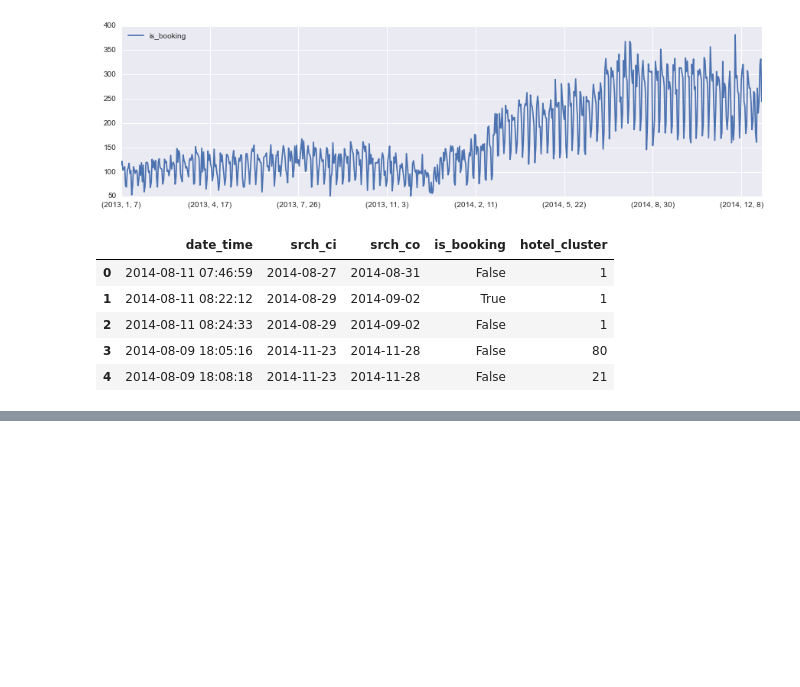
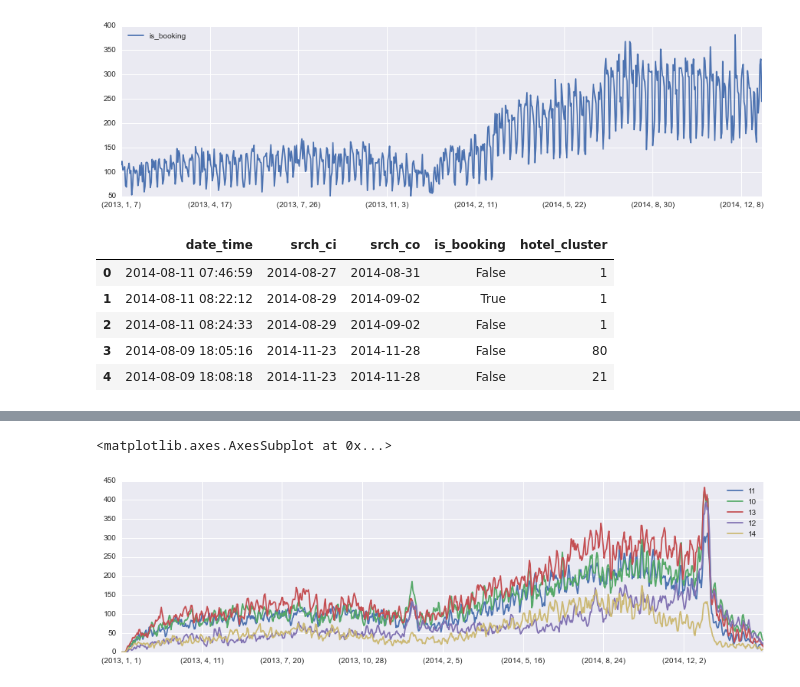
Before and after one commit to pvgladkov/kaggle, a Jupyter notebook: expedia/seasons.ipynb, the cells around one changed output, grey strips where cells are left out. Saved outputs shown, nothing was run; the diff lists cells and outputs as text; code cells hidden in the pictures; blank space fills up the shorter version.

```diff
--- a/expedia/seasons.ipynb
+++ b/expedia/seasons.ipynb
@@ -90,0 +88,8 @@ grouped.plot(figsize=(15, 4))
+# %%
+grouped = cl_df\
+    .groupby([cl_df.index.year, cl_df.index.month, cl_df.index.day])\
+    .agg({str(i): 'sum' for i in range(10, 15)})
+grouped.plot(figsize=(15, 4))
+# %% [output]
+<matplotlib.axes.AxesSubplot at 0x...>
+[figure, added]
```
Also changed, not shown: parts of 28 cells of this notebook, 1 other file.
